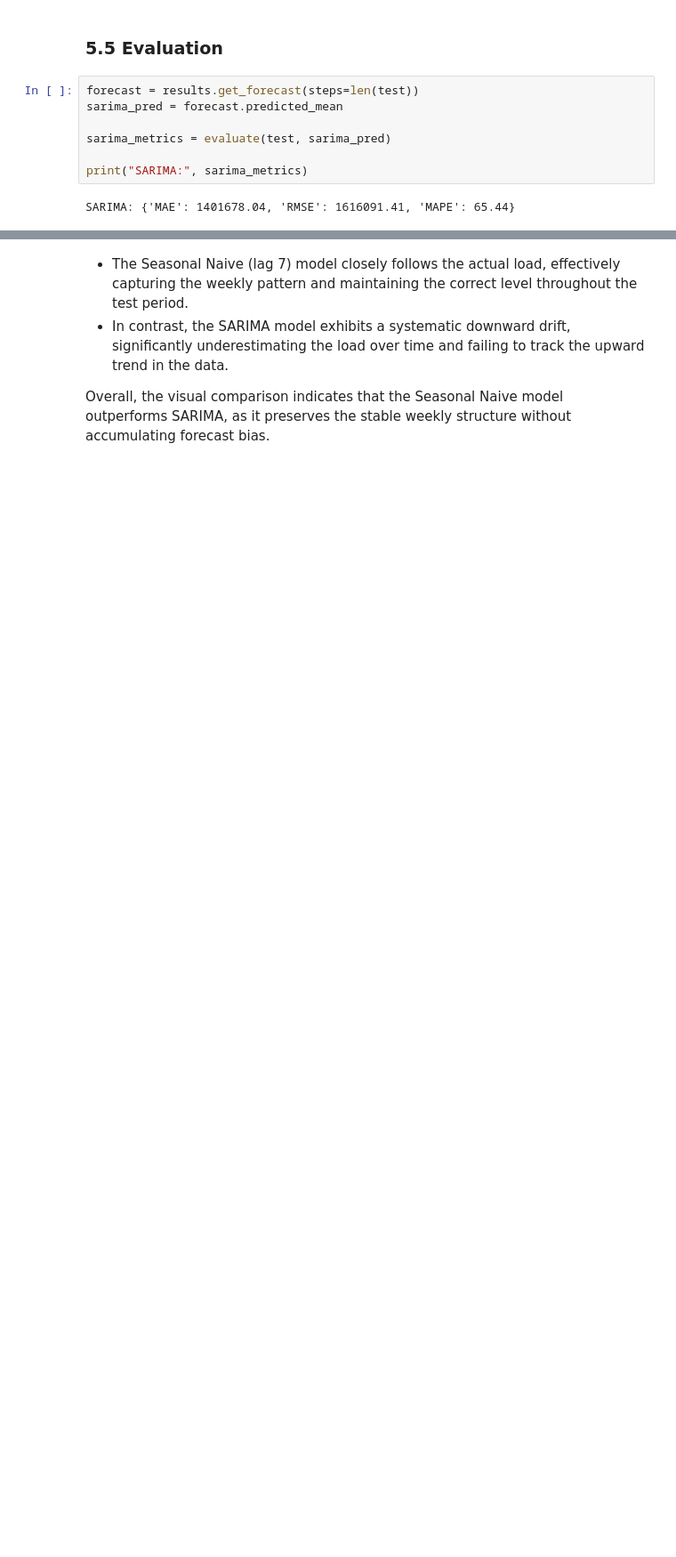
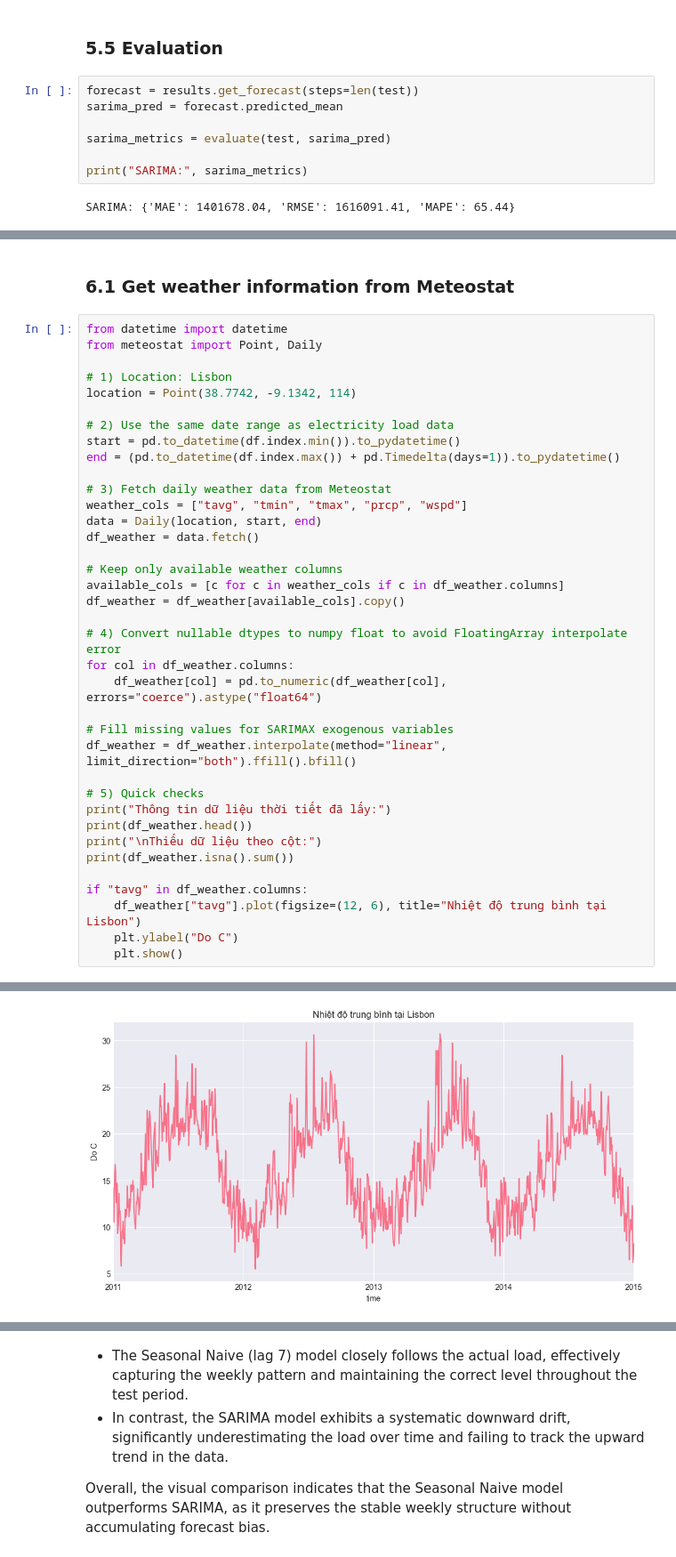
Before and after one commit to Dai-Nguyen1506/Electricity-Load-Diagrams, a Jupyter notebook: notebooks/05_models_statistical.ipynb, the cells around one changed output, grey strips where cells are left out. Shown at 89% size. Saved outputs shown, nothing was run; the diff lists cells and outputs as text; blank space fills up the shorter version.

```diff
--- a/notebooks/05_models_statistical.ipynb
+++ b/notebooks/05_models_statistical.ipynb
@@ -269,0 +272,40 @@ SARIMA: {'MAE': 1401678.04, 'RMSE': 1616091.41, 'MAPE': 65.44}
+# %% [markdown]
+### 6.1 Get weather information from Meteostat
+# %%
+from datetime import datetime
+from meteostat import Point, Daily
+
+# 1) Location: Lisbon
+location = Point(38.7742, -9.1342, 114)
+
+# 2) Use the same date range as electricity load data
+start = pd.to_datetime(df.index.min()).to_pydatetime()
+end = (pd.to_datetime(df.index.max()) + pd.Timedelta(days=1)).to_pydatetime()
+
+# 3) Fetch daily weather data from Meteostat
+weather_cols = ["tavg", "tmin", "tmax", "prcp", "wspd"]
+data = Daily(location, start, end)
+df_weather = data.fetch()
+
+# Keep only available weather columns
+available_cols = [c for c in weather_cols if c in df_weather.columns]
+df_weather = df_weather[available_cols].copy()
+
+# 4) Convert nullable dtypes to numpy float to avoid FloatingArray interpolate error
+for col in df_weather.columns:
+    df_weather[col] = pd.to_numeric(df_weather[col], errors="coerce").astype("float64")
+
+# Fill missing values for SARIMAX exogenous variables
+df_weather = df_weather.interpolate(method="linear", limit_direction="both").ffill().bfill()
+
+# 5) Quick checks
+print("Thông tin dữ liệu thời tiết đã lấy:")
+print(df_weather.head())
+print("\nThiếu dữ liệu theo cột:")
+print(df_weather.isna().sum())
+
+if "tavg" in df_weather.columns:
+    df_weather["tavg"].plot(figsize=(12, 6), title="Nhiệt độ trung bình tại Lisbon")
+    plt.ylabel("Do C")
+    plt.show()
+# %% [output]
@@ -269,0 +328 @@ SARIMA: {'MAE': 1401678.04, 'RMSE': 1616091.41, 'MAPE': 65.44}
+[figure, added]
```
Also changed, not shown: parts of 14 cells of this notebook.
